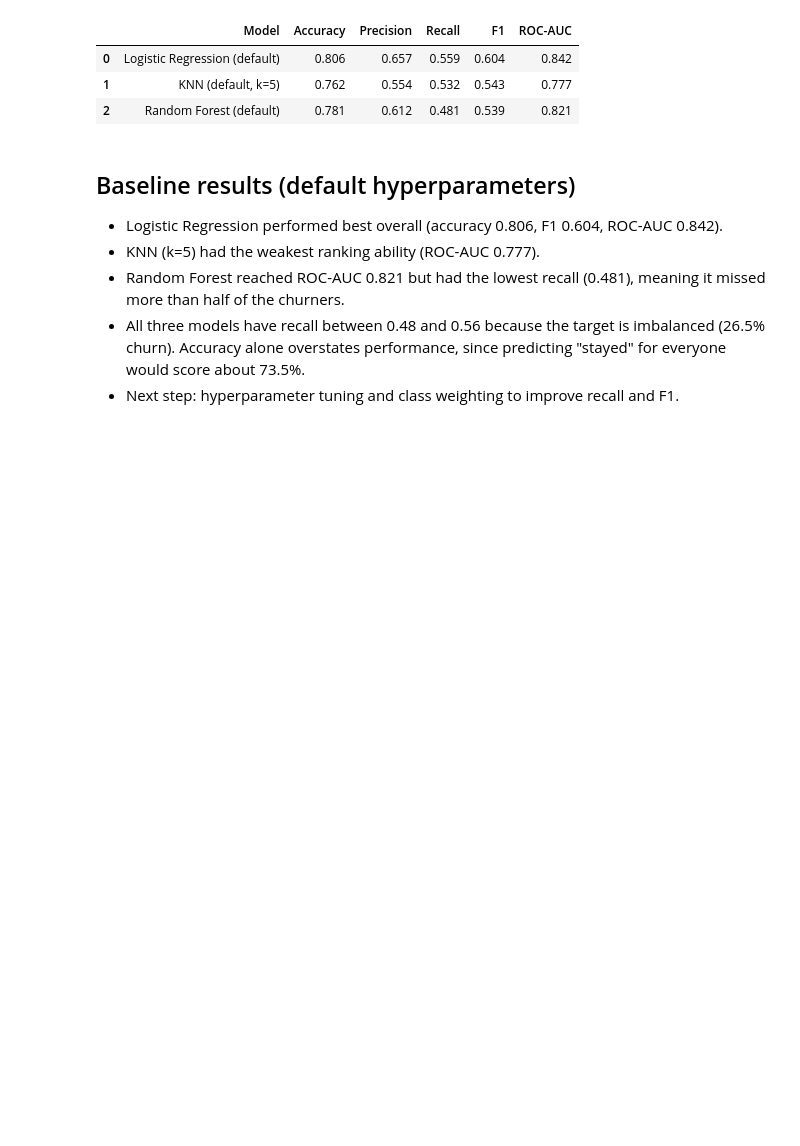
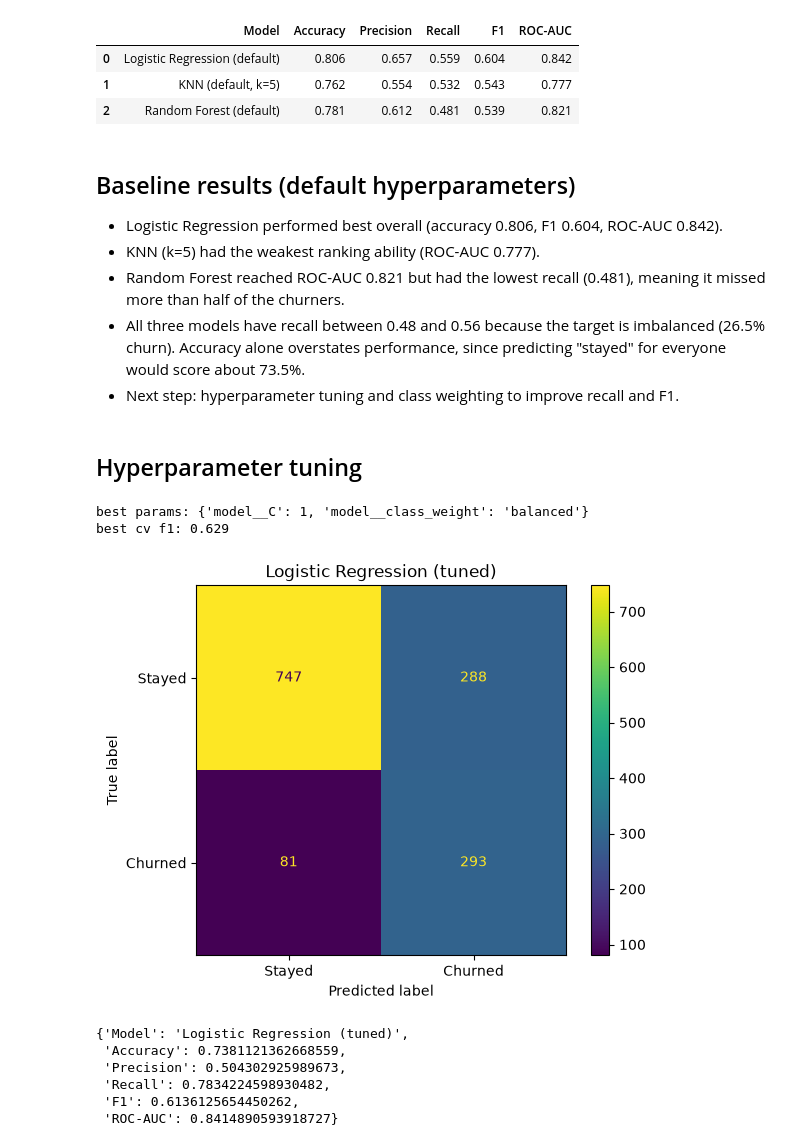
Before and after one commit to vashika-0507/telco-churn-ml, a Jupyter notebook: notebooks/02_models.ipynb, the cells around one changed output. Drawn from its saved outputs; the diff is of its cells as text; code cells hidden in the pictures; blank space fills up the shorter version.

Commit message:
Add tuned models, comparison table, ROC curves and findings

```diff
--- a/notebooks/02_models.ipynb
+++ b/notebooks/02_models.ipynb
@@ -110,3 +107,37 @@ pd.DataFrame(results).round(3)
 - Random Forest reached ROC-AUC 0.821 but had the lowest recall (0.481), meaning it missed more than half of the churners.
 - All three models have recall between 0.48 and 0.56 because the target is imbalanced (26.5% churn). Accuracy alone overstates performance, since predicting "stayed" for everyone would score about 73.5%.
 - Next step: hyperparameter tuning and class weighting to improve recall and F1.
+# %% [markdown]
+## Hyperparameter tuning
+# %%
+from sklearn.model_selection import GridSearchCV, StratifiedKFold
+from sklearn.metrics import RocCurveDisplay
+
+cv = StratifiedKFold(n_splits=5, shuffle=True, random_state=42)
+tuned = {}
+# %%
+lr_pipe = Pipeline([("prep", preprocessor), ("model", LogisticRegression(max_iter=1000))])
+
+lr_grid = {
+    "model__C": [0.01, 0.1, 1, 10, 100],
+    "model__class_weight": [None, "balanced"],
+}
+
+lr_search = GridSearchCV(lr_pipe, lr_grid, cv=cv, scoring="f1", n_jobs=-1)
+lr_search.fit(X_train, y_train)
+
+print("best params:", lr_search.best_params_)
+print("best cv f1:", round(lr_search.best_score_, 3))
+
+tuned["Logistic Regression (tuned)"] = lr_search
+evaluate("Logistic Regression (tuned)", lr_search)
+# %% [output]
+best params: {'model__C': 1, 'model__class_weight': 'balanced'}
+best cv f1: 0.629
+[figure, added]
+{'Model': 'Logistic Regression (tuned)',
+ 'Accuracy': 0.7381121362668559,
+ 'Precision': 0.504302925989673,
+ 'Recall': 0.7834224598930482,
+ 'F1': 0.6136125654450262,
+ 'ROC-AUC': 0.8414890593918727}
```
Also changed, not shown: parts of 7 cells of this notebook.
